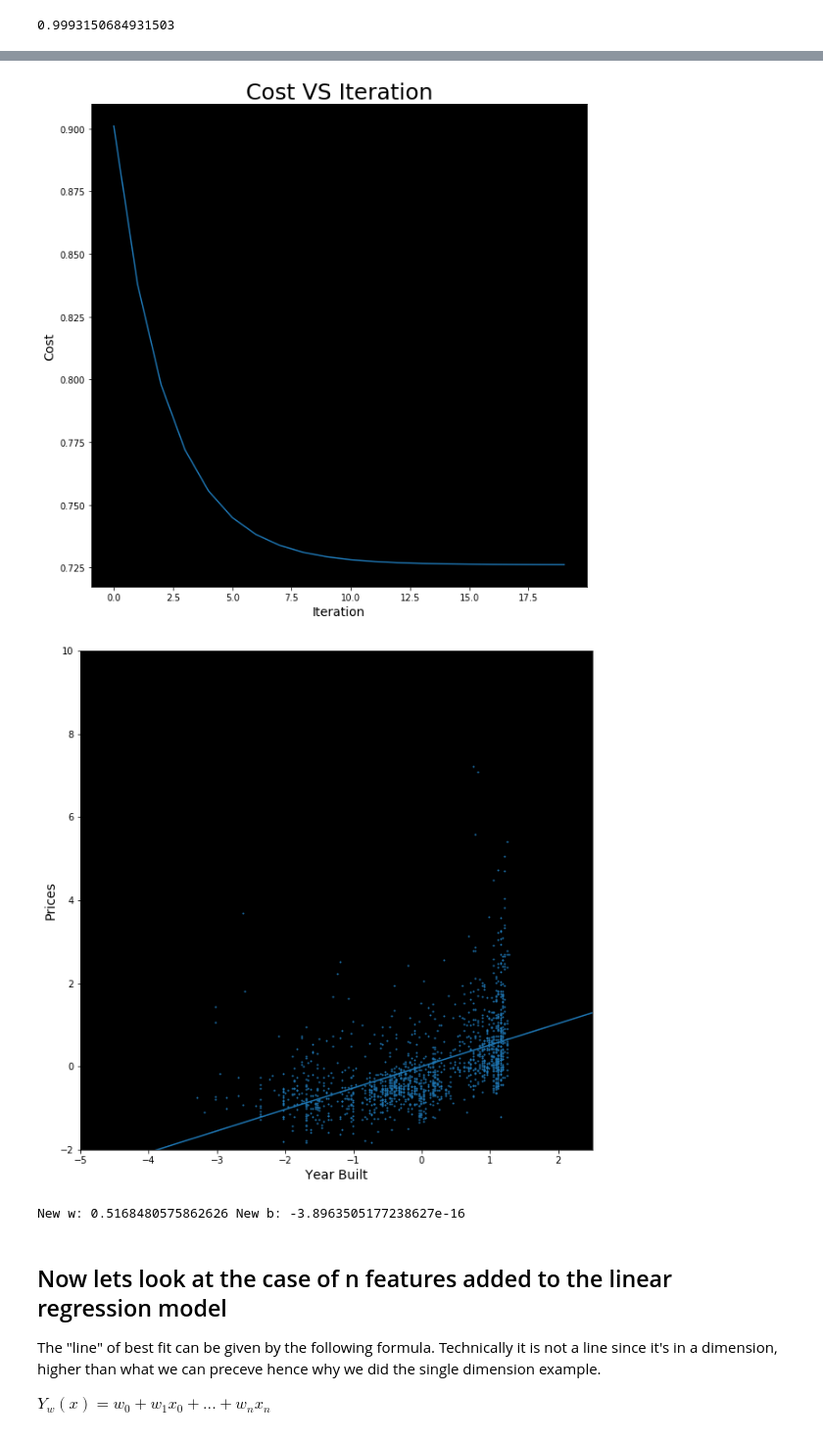
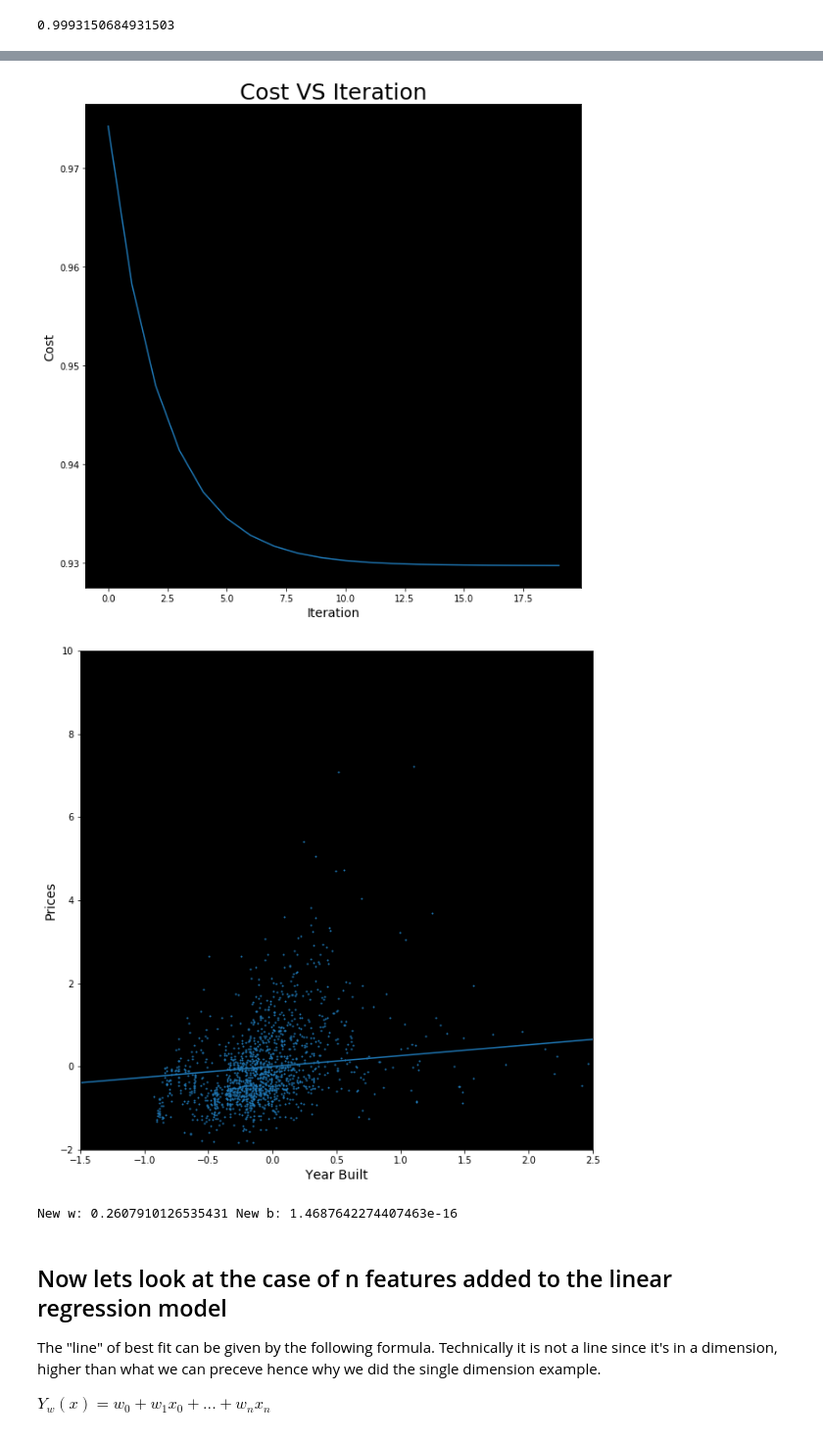
Before and after one commit to MangoFiasco/CISAssignment1, a Jupyter notebook: Assignment 1.ipynb, the cells around one changed output, grey strips where cells are left out. Shown: that part at 98% size. Drawn from its saved outputs; the diff is of its cells as text; code cells hidden in the pictures.

```diff
--- a/Assignment 1.ipynb
+++ b/Assignment 1.ipynb
@@ -134,13 +139,13 @@ def mvLoss(X,Y,W):
     return MSE
 # %%
-X = features["YearB"]
+X = features["LotArea"]
 result = GradientDecent(0,0,X,Y,10,20)
 w = result[0]
 b = result[1]
 plt.figure(figsize=(10,10))
 plt.scatter(X,Y,1)
 x = np.array(range(-10,10))
-plt.xlim(-5,2.5)
+plt.xlim(-1.5,2.5)
 plt.ylim(-2,10)
 y = (w*x + b)
 plt.xlabel('Year Built', fontsize=14)
@@ -172,6 +157,6 @@ print("New w:",w,"New b:",b)
-[figure, old version]
+[figure, new version]
-[figure, old version]
+[figure, new version]
-New w: 0.5168480575862626 New b: -3.8963505177238627e-16
+New w: 0.2607910126535431 New b: 1.4687642274407463e-16
 # %% [markdown]
 ## Now lets look at the case of n features added to the linear regression model
 
```
Also changed, not shown: parts of 5 cells of this notebook.
